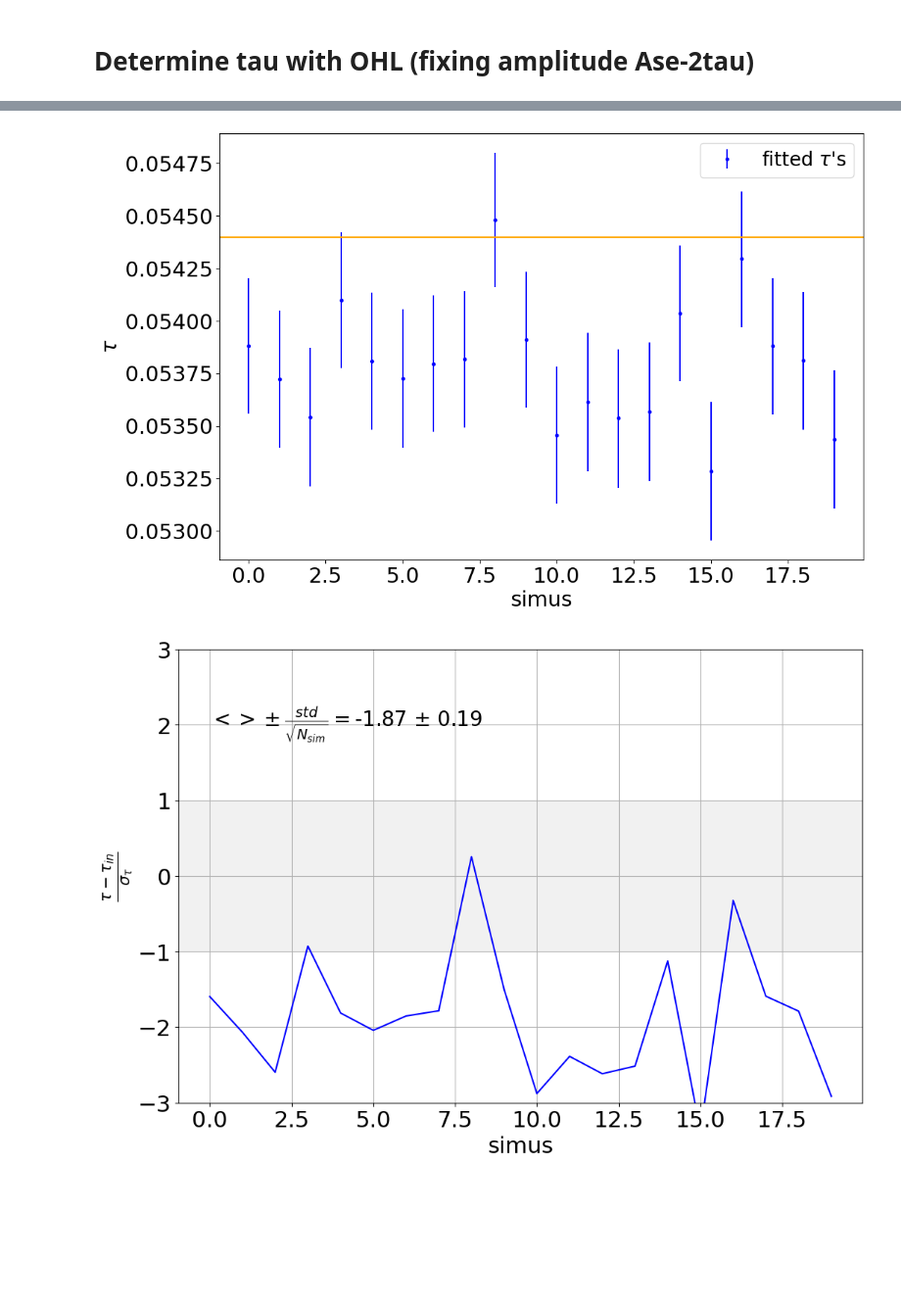
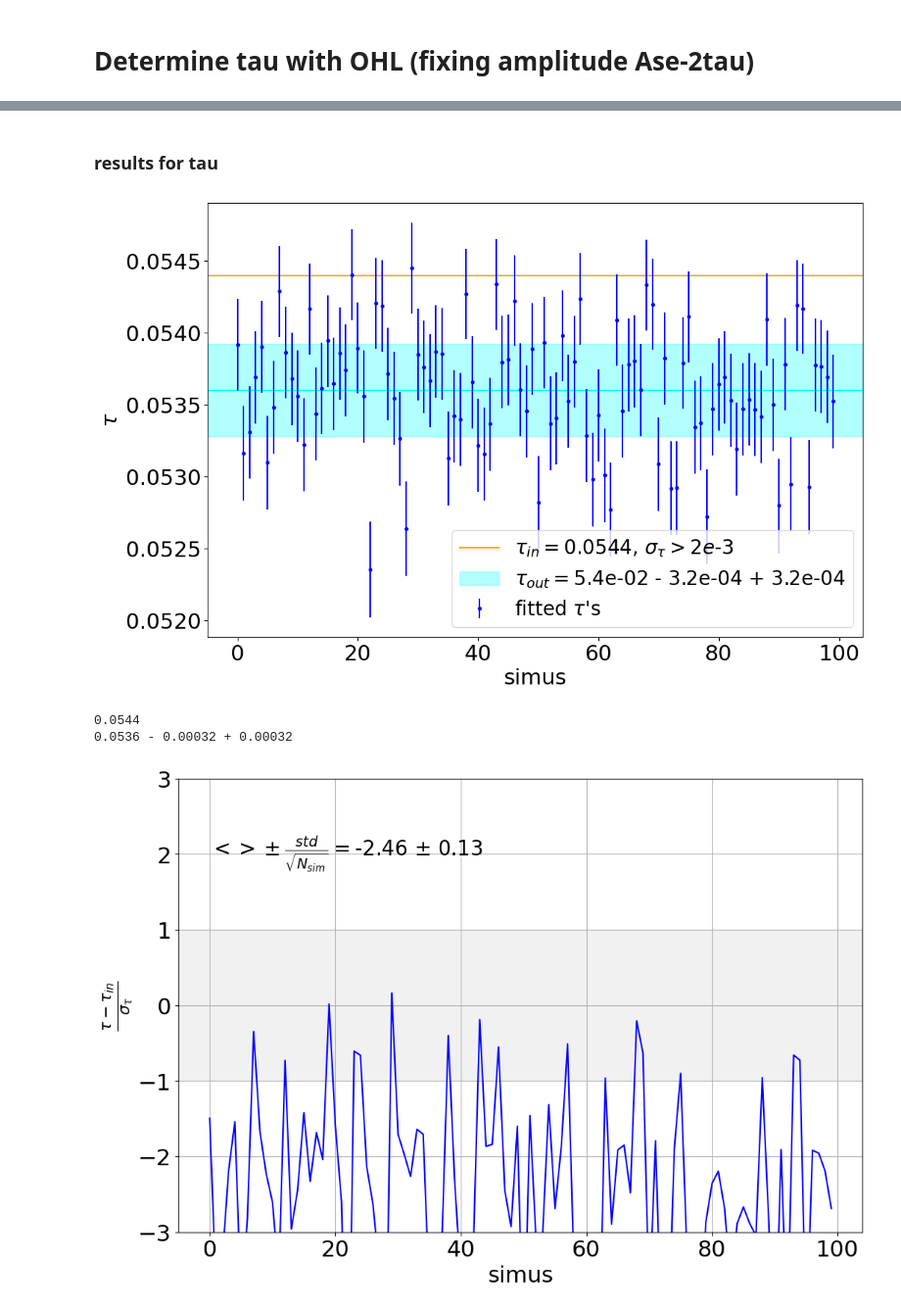
Before and after one commit to gweymann2/LB-related, a Jupyter notebook: tests cross clean.ipynb, the cells around one changed output, grey strips where cells are left out. Shown at 98% size. Drawn from its saved outputs; the diff is of its cells as text; code cells hidden in the pictures; blank space fills up the shorter version.

```diff
--- a/tests cross clean.ipynb
+++ b/tests cross clean.ipynb
@@ -175,6 +218,6 @@ def minuit(cl):
 # %%
 fsky = 100
-C_fid = clth[:lmax-1] # Cl_th(2e-9, 0.9665, 67.5, 0.022, 0.122, 0.06, l[-1]) # en principe Cfid != Cth....
+C_fid = clth # Cl_th(2e-9, 0.9665, 67.5, 0.022, 0.122, 0.06, l[-1]) # en principe Cfid != Cth....
 
 M = np.cov((cls - C_fid).T)
 #M = np.diag(np.diag(M))
@@ -186,11 +229,8 @@ Minv = h * np.linalg.inv(np.cov((cls - C_fid).T))
 
 DeltaC = np.var(cls, axis = 0)
 O = compute_offsets(ell, DeltaC, C_fid, fsky=fsky, iter=10)
-#O = 0
+#O = 200*O
 g = lambda x : np.sign(x-1)*np.sqrt(2*(np.abs(x)-np.log(np.abs(x))-1))
+#g = lambda x : np.sign(x)*np.sign(x - 1) * np.sqrt(2.0 * (x - np.log(x) - 1)) # lollipop
 
-nsp = 20 # you can go up to n (~2 sec per minimization)
-opt_list, low_list, up_list = [], [], []
-for cl in tqdm(cls[:nsp]):
-    opt, low, up = minuit(cl)
-    opt_list.append(opt); low_list.append(low); up_list.append(up)
+lklhd = OHL_log_lklhd # OHL_log_lklhd # SHcorrected_OHL_log_lklhd #  OHL_log_lklhd
@@ -197,34 +274,50 @@ for cl in tqdm(cls[:nsp]):
+# %%
+nsp = 100 # you can go up to n (~2 sec per minimization)
+off = 0 # to change of subset of sims...
+opt_list, low_list, up_list = [], [], []
+for cl in tqdm(cls[off:off+nsp]):
+    opt, low, up = minuit(cl, lklhd=lklhd)
+    opt_list.append(opt); low_list.append(low); up_list.append(up)
+# %% [markdown]
+### results for tau
 # %%
+sci = lambda a : "%.1e"%a
+
 plt.figure()
+plt.errorbar([], [], [[]], fmt = '.', color = 'blue', label = r"fitted $\tau$'s")
+plt.axhline(tau_input, color='orange', label = r'$\tau_{in} = $'+str(tau_input)+r', $\sigma_\tau>2e$-3')
+plt.axhline(np.mean(opt_list), color='cyan')
+plt.axhspan(np.mean(opt_list) - np.mean(low_list), np.mean(opt_list) + np.mean(up_list), color='cyan', alpha  = 0.3, label = r'$\tau_{out} = $'+str(sci(np.mean(opt_list)))+' - '+str(sci(np.mean(low_list)))+' + '+str(sci(np.mean(up_list))))
 for i in range(len(cls[:nsp])): plt.errorbar(i, opt_list[i], [[low_list[i]], [up_list[i]]], fmt = '.', color = 'blue')
-plt.errorbar([], [], [[]], fmt = '.', color = 'blue', label = r"fitted $\tau$'s")
-plt.axhline(tau_input, color='orange')
 plt.legend(fontsize=20)
 define_plot_resolution()
 plt.ylabel(r'$\tau$')
 plt.xlabel('simus')
 plt.show()
 
+print(tau_input)
+print(round(np.mean(opt_list), 5),'-',round(np.mean(low_list),5),'+',round(np.mean(up_list),5))
 
 plt.figure()
 plt.plot(list(range(len(opt_list))), (np.array(opt_list)-tau_input)/np.array(low_list), color = 'blue')
 define_plot_resolution()
 plt.ylabel(r'$\frac{\tau-\tau_{in}}{\sigma_\tau}$')
 plt.axhspan(-1, 1, color = 'lightgray', alpha=0.3)
 plt.grid()
-chi2 = np.sum((np.array(opt_list)-tau_input)**2/np.array(low_list)**2)/len(cls[:nsp])
-chi = np.sum((np.array(opt_list)-tau_input)/np.array(low_list))/np.sqrt(len(cls[:nsp]))#np.sqrt(len(cls))
-mean_bias = np.mean((np.array(opt_list)-tau_input)/np.array(low_list))#np.sqrt(len(cls))
+
+mean_bias = np.mean((np.array(opt_list)-tau_input)/np.array(low_list))
 err_bias = np.std((np.array(opt_list)-tau_input)/np.array(low_list))/np.sqrt(len(cls[:nsp]))
 
 plt.text(0, 1.5, s = ''+
         r'$<>\pm \frac{std}{\sqrt{N_{sim}}}=$'+f'{round(mean_bias, 2)}'+r' $\pm$ '+ f'{round(err_bias,2)}'+'\n' +
         '',
          fontsize = 20)
 plt.ylim(-3, 3)
 
 plt.xlabel('simus')
 plt.show()
 # %% [output]
-[figure, old version]
+[figure, new version]
+0.0544
+0.0536 - 0.00032 + 0.00032
-[figure, old version]
+[figure, new version]
```
Also changed, not shown: parts of 12 cells of this notebook.
